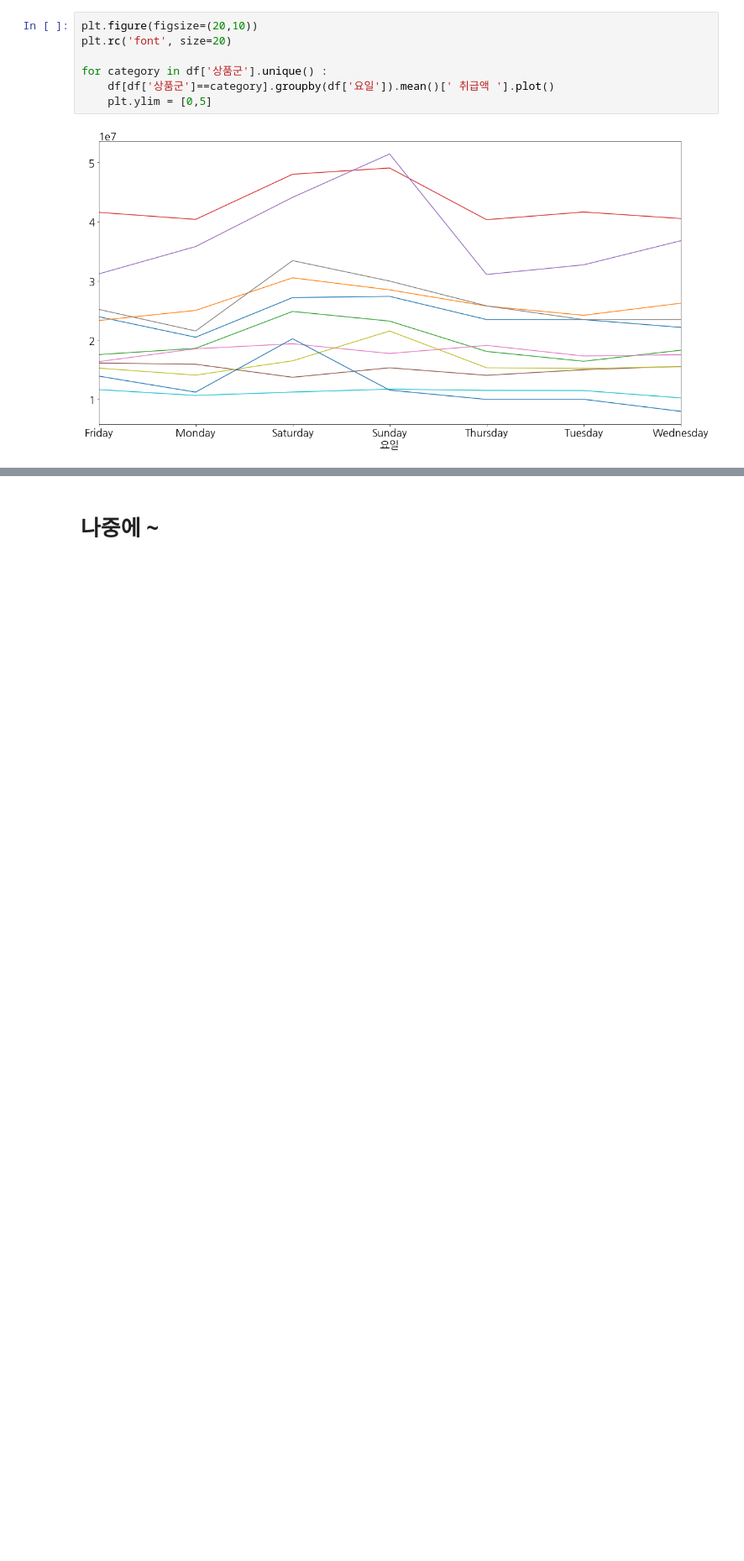
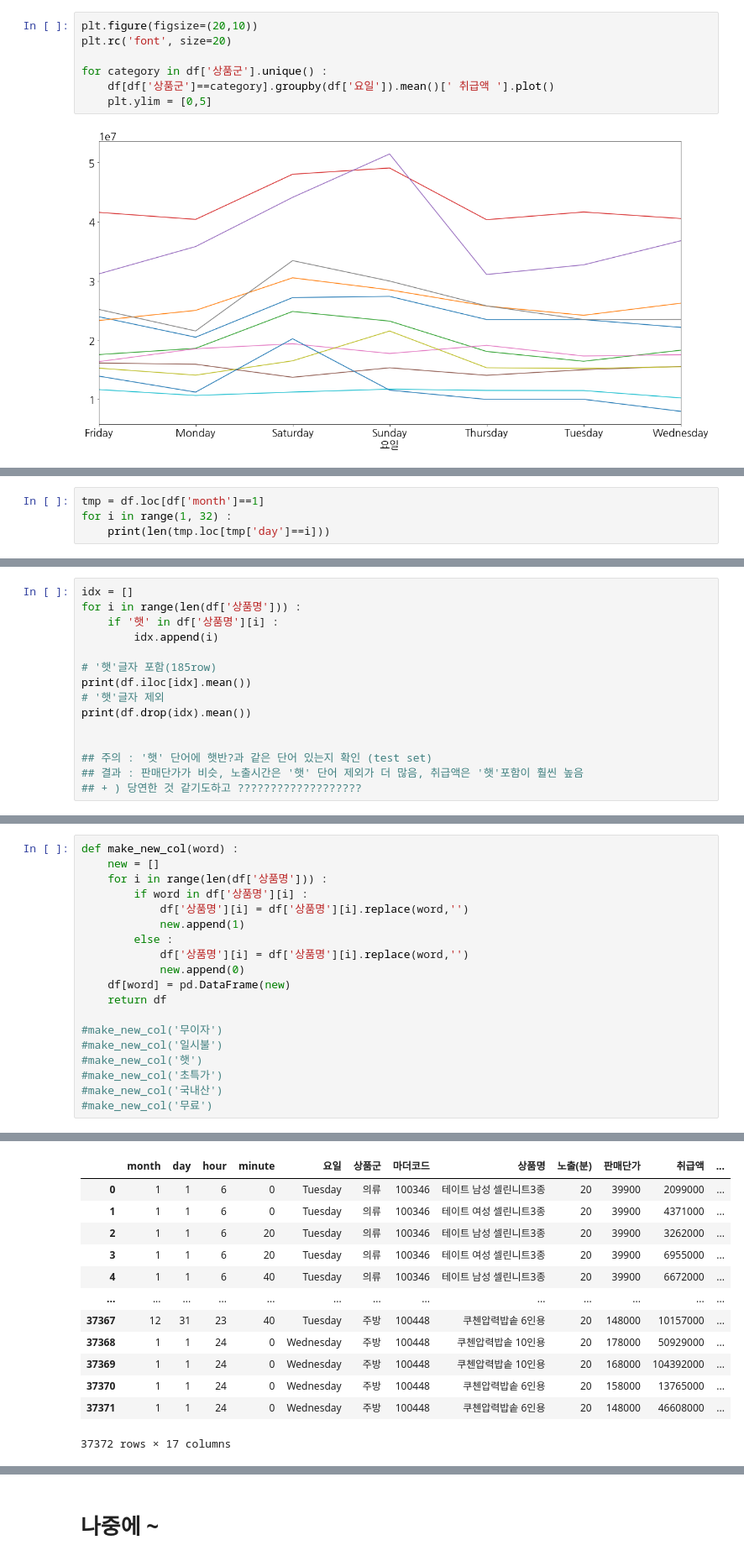
Before and after one commit to shp1204/AI-, a Jupyter notebook: Project/EDA.ipynb, the cells around one changed output, grey strips where cells are left out. Shown at 84% size. Saved outputs shown, nothing was run; the diff lists cells and outputs as text; blank space fills up the shorter version.

```diff
--- a/Project/EDA.ipynb
+++ b/Project/EDA.ipynb
@@ -308,0 +367,4 @@ for category in df['상품군'].unique() :
+# %%
+tmp = df.loc[df['month']==1]
+for i in range(1, 32) :
+    print(len(tmp.loc[tmp['day']==i]))
@@ -308,0 +442,15 @@ for category in df['상품군'].unique() :
+# %%
+idx = []
+for i in range(len(df['상품명'])) :
+    if '햇' in df['상품명'][i] :
+        idx.append(i)
+
+# '햇'글자 포함(185row)
+print(df.iloc[idx].mean())
+# '햇'글자 제외
+print(df.drop(idx).mean())
+
+
+## 주의 : '햇' 단어에 햇반?과 같은 단어 있는지 확인 (test set)
+## 결과 : 판매단가가 비슷, 노출시간은 '햇' 단어 제외가 더 많음, 취급액은 '햇'포함이 훨씬 높음
+## + ) 당연한 것 같기도하고 ???????????????????
@@ -308,0 +474,20 @@ for category in df['상품군'].unique() :
+# %%
+def make_new_col(word) :
+    new = []
+    for i in range(len(df['상품명'])) :
+        if word in df['상품명'][i] :
+            df['상품명'][i] = df['상품명'][i].replace(word,'')
+            new.append(1)
+        else :
+            df['상품명'][i] = df['상품명'][i].replace(word,'')
+            new.append(0)
+    df[word] = pd.DataFrame(new)
+    return df
+
+#make_new_col('무이자')
+#make_new_col('일시불')
+#make_new_col('햇')
+#make_new_col('초특가')
+#make_new_col('국내산')
+#make_new_col('무료')
+# %% [output]
@@ -308,0 +502,13 @@ for category in df['상품군'].unique() :
+|  | month | day | hour | minute | 요일 | 상품군 | 마더코드 | 상품명 | 노출(분) | 판매단가 | 취급액 | ... |
+| 0 | 1 | 1 | 6 | 0 | Tuesday | 의류 | 100346 | 테이트 남성 셀린니트3종 | 20 | 39900 | 2099000 | ... |
+| 1 | 1 | 1 | 6 | 0 | Tuesday | 의류 | 100346 | 테이트 여성 셀린니트3종 | 20 | 39900 | 4371000 | ... |
+| 2 | 1 | 1 | 6 | 20 | Tuesday | 의류 | 100346 | 테이트 남성 셀린니트3종 | 20 | 39900 | 3262000 | ... |
+| 3 | 1 | 1 | 6 | 20 | Tuesday | 의류 | 100346 | 테이트 여성 셀린니트3종 | 20 | 39900 | 6955000 | ... |
+| 4 | 1 | 1 | 6 | 40 | Tuesday | 의류 | 100346 | 테이트 남성 셀린니트3종 | 20 | 39900 | 6672000 | ... |
+| ... | ... | ... | ... | ... | ... | ... | ... | ... | ... | ... | ... | ... |
+| 37367 | 12 | 31 | 23 | 40 | Tuesday | 주방 | 100448 | 쿠첸압력밥솥 6인용 | 20 | 148000 | 10157000 | ... |
+| 37368 | 1 | 1 | 24 | 0 | Wednesday | 주방 | 100448 | 쿠첸압력밥솥 10인용 | 20 | 178000 | 50929000 | ... |
+| 37369 | 1 | 1 | 24 | 0 | Wednesday | 주방 | 100448 | 쿠첸압력밥솥 10인용 | 20 | 168000 | 104392000 | ... |
+| 37370 | 1 | 1 | 24 | 0 | Wednesday | 주방 | 100448 | 쿠첸압력밥솥 6인용 | 20 | 158000 | 13765000 | ... |
+| 37371 | 1 | 1 | 24 | 0 | Wednesday | 주방 | 100448 | 쿠첸압력밥솥 6인용 | 20 | 148000 | 46608000 | ... |
+37372 rows × 17 columns
```
Also changed, not shown: parts of 21 cells of this notebook, 7 other files.
